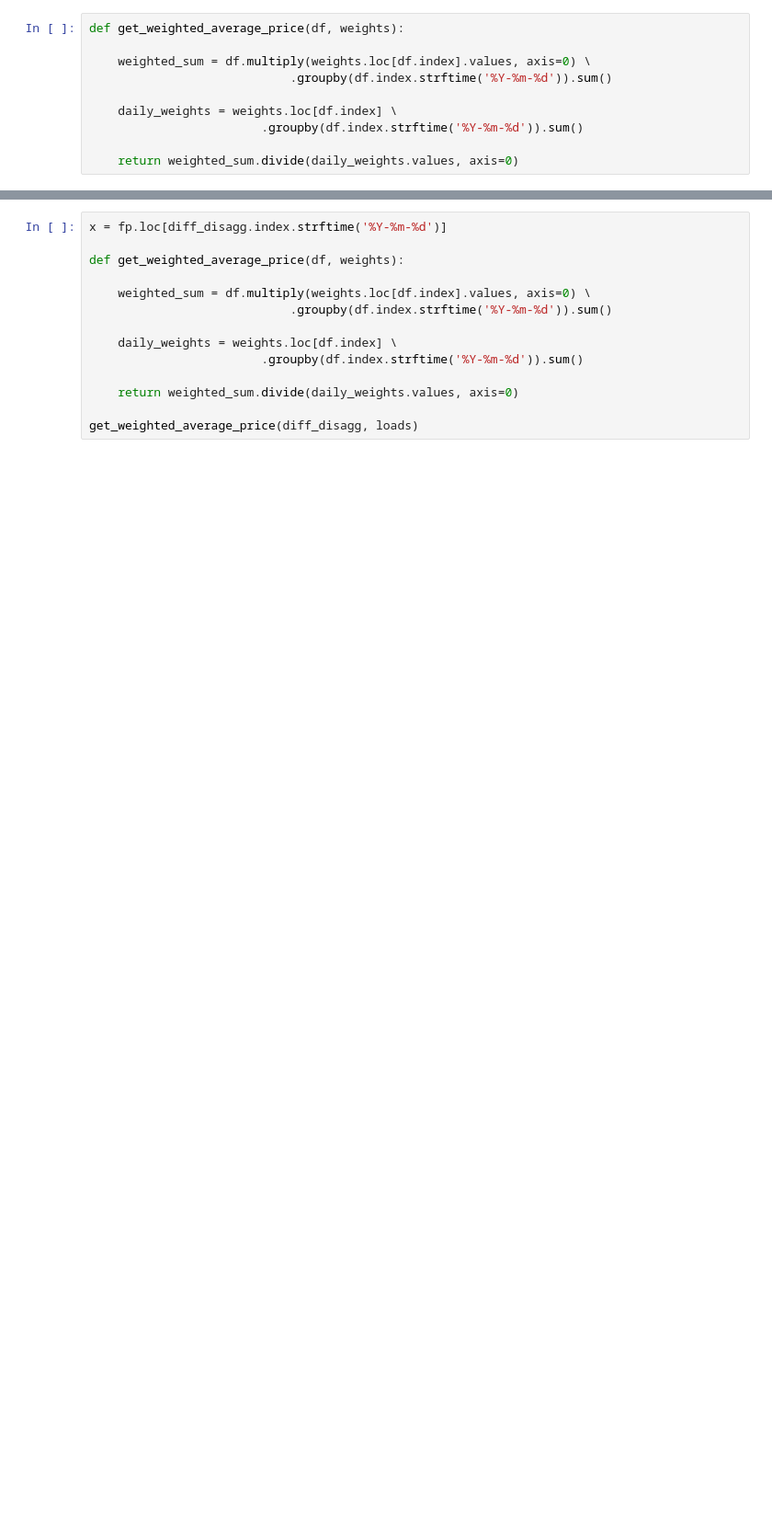
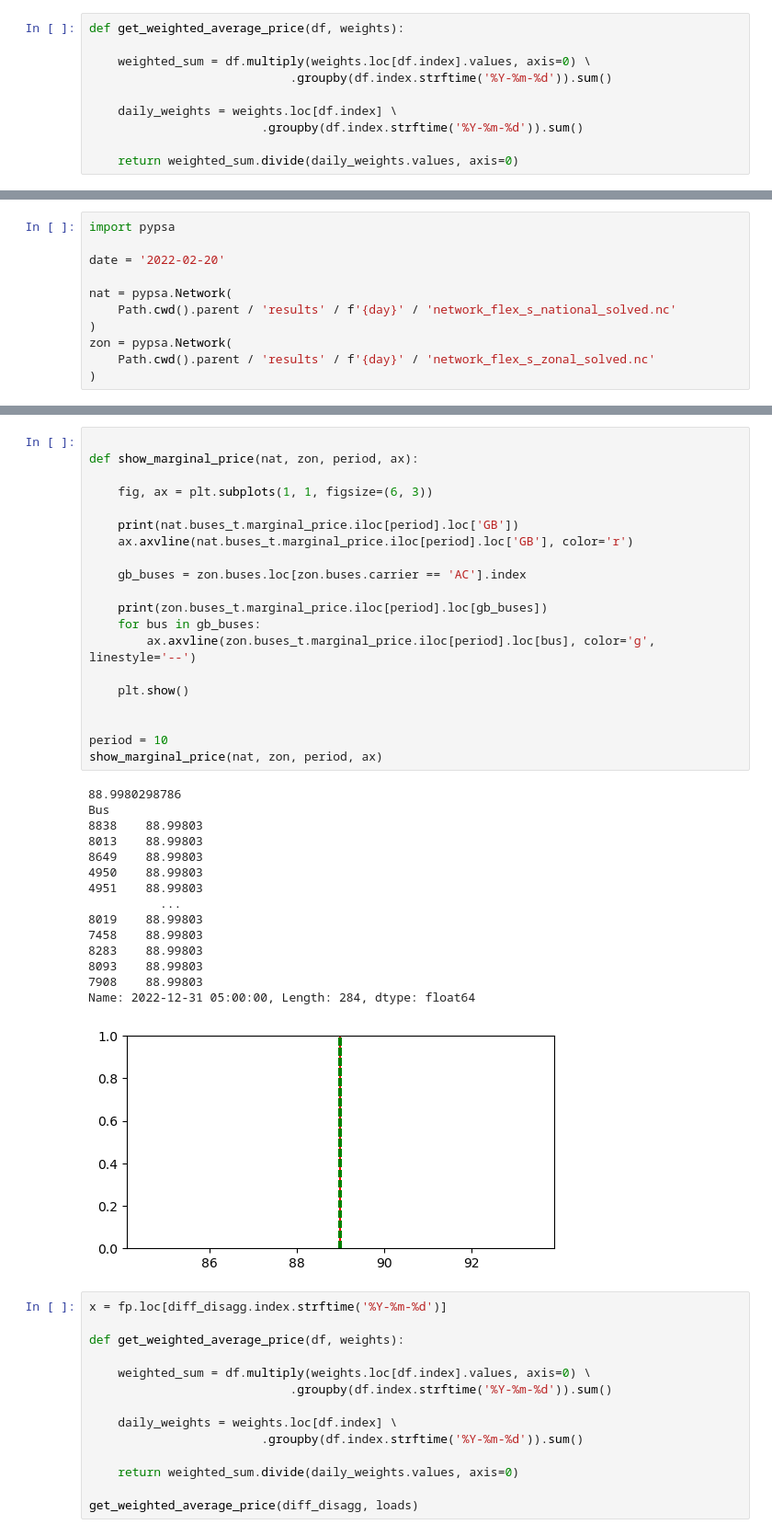
Before and after one commit to LukasFrankenQ/GBPower, a Jupyter notebook: notebooks/energy_crisis_shift.ipynb, the cells around one changed output, grey strips where cells are left out. Shown at 92% size. Saved outputs shown, nothing was run; the diff lists cells and outputs as text; blank space fills up the shorter version.

```diff
--- a/notebooks/energy_crisis_shift.ipynb
+++ b/notebooks/energy_crisis_shift.ipynb
@@ -764,0 +778,11 @@ plt.show()
+# %%
+import pypsa
+
+date = '2022-02-20'
+
+nat = pypsa.Network(
+    Path.cwd().parent / 'results' / f'{day}' / 'network_flex_s_national_solved.nc'
+)
+zon = pypsa.Network(
+    Path.cwd().parent / 'results' / f'{day}' / 'network_flex_s_zonal_solved.nc'
+)
@@ -765,3 +794,39 @@ plt.show()
+# %%
+
+def show_marginal_price(nat, zon, period, ax):
+
+    fig, ax = plt.subplots(1, 1, figsize=(6, 3))
+
+    print(nat.buses_t.marginal_price.iloc[period].loc['GB'])
+    ax.axvline(nat.buses_t.marginal_price.iloc[period].loc['GB'], color='r')
+
+    gb_buses = zon.buses.loc[zon.buses.carrier == 'AC'].index
+
+    print(zon.buses_t.marginal_price.iloc[period].loc[gb_buses])
+    for bus in gb_buses:
+        ax.axvline(zon.buses_t.marginal_price.iloc[period].loc[bus], color='g', linestyle='--')
+
+    plt.show()
+
+
+period = 10
+show_marginal_price(nat, zon, period, ax)
+# %% [output]
+88.9980298786
+Bus
+8838    88.99803
+8013    88.99803
+8649    88.99803
+4950    88.99803
+4951    88.99803
+          ...
+8019    88.99803
+7458    88.99803
+8283    88.99803
+8093    88.99803
+7908    88.99803
+Name: 2022-12-31 05:00:00, Length: 284, dtype: float64
+[figure, added]
 # %%
 x = fp.loc[diff_disagg.index.strftime('%Y-%m-%d')]
 
```
Also changed, not shown: parts of 12 cells of this notebook, 2 other files.
